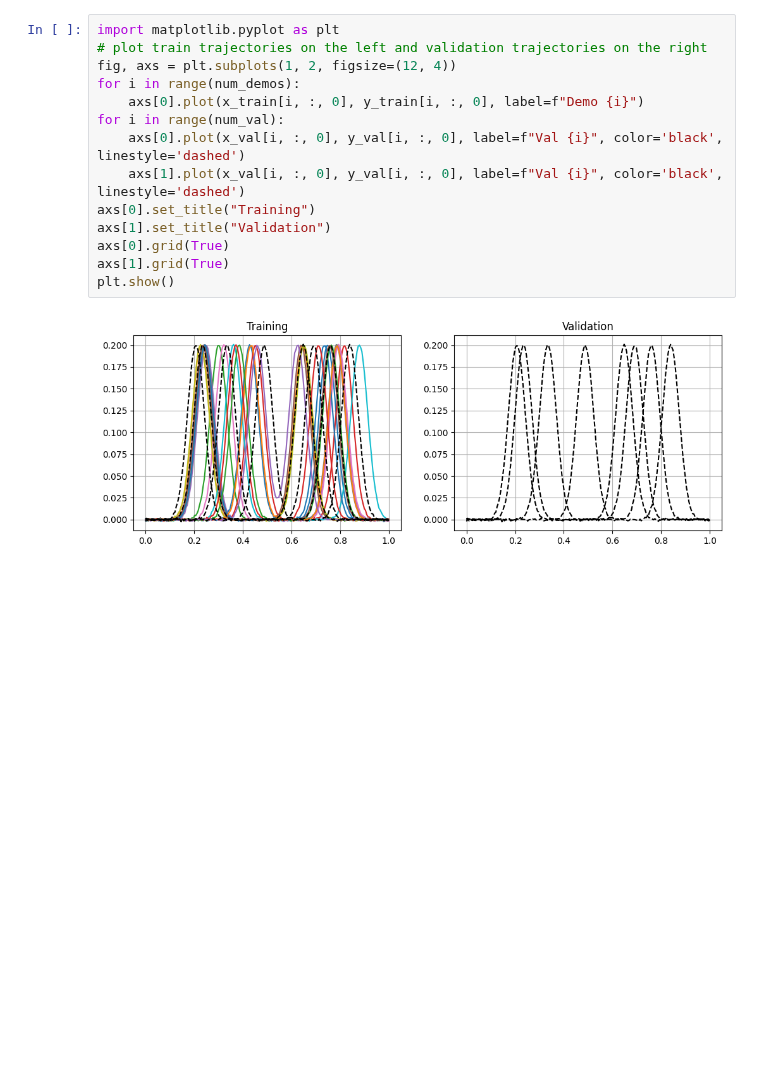
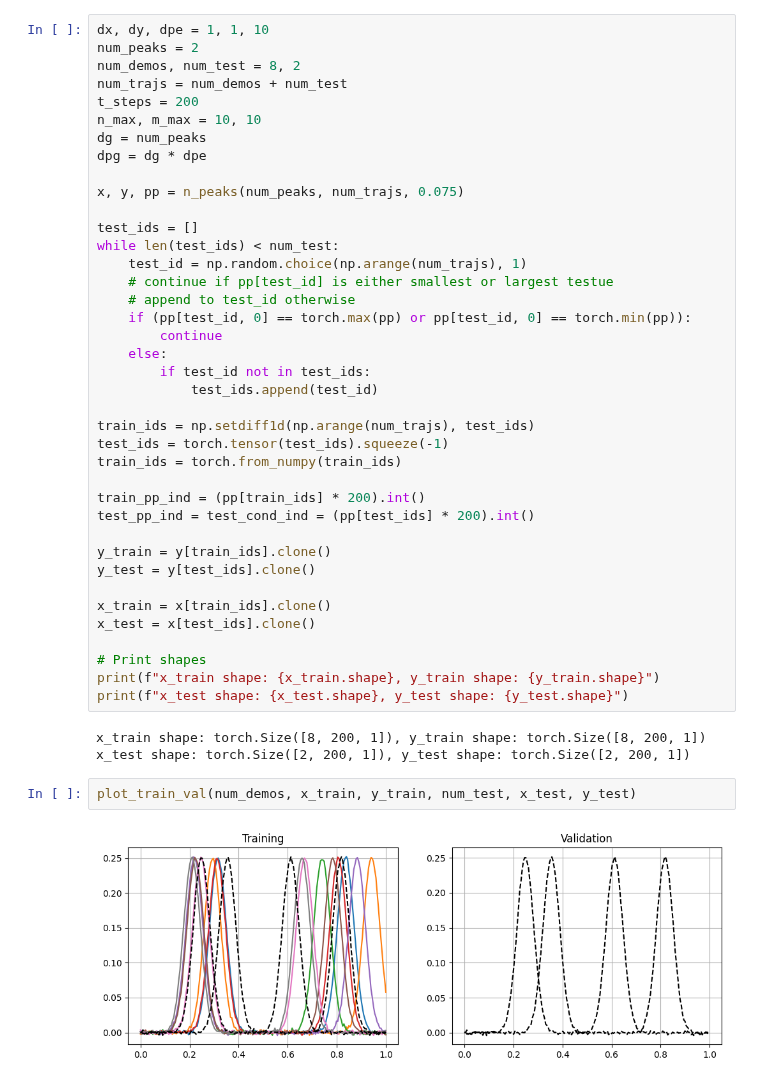
Before and after one commit to yildirimyigit/pemp, a Jupyter notebook: comparisons/pemp_vs_cnmp_2_peaks_with_mean.ipynb, the cells around one changed output. Cells and saved outputs as stored; diff of their text form; blank space fills up the shorter version.

```diff
--- a/comparisons/pemp_vs_cnmp_2_peaks_with_mean.ipynb
+++ b/comparisons/pemp_vs_cnmp_2_peaks_with_mean.ipynb
@@ -85,17 +46,47 @@ x_val shape: torch.Size([4, 200, 1]), y_val shape: torch.Size([4, 200, 1])
-# %%
-import matplotlib.pyplot as plt
-# plot train trajectories on the left and validation trajectories on the right
-fig, axs = plt.subplots(1, 2, figsize=(12, 4))
-for i in range(num_demos):
-    axs[0].plot(x_train[i, :, 0], y_train[i, :, 0], label=f"Demo {i}")
-for i in range(num_val):
-    axs[0].plot(x_val[i, :, 0], y_val[i, :, 0], label=f"Val {i}", color='black', linestyle='dashed')
-    axs[1].plot(x_val[i, :, 0], y_val[i, :, 0], label=f"Val {i}", color='black', linestyle='dashed')
-axs[0].set_title("Training")
-axs[1].set_title("Validation")
-axs[0].grid(True)
-axs[1].grid(True)
-plt.show()
-# %% [output]
-[figure, removed]
+# %%
+dx, dy, dpe = 1, 1, 10
+num_peaks = 2
+num_demos, num_test = 8, 2
+num_trajs = num_demos + num_test
+t_steps = 200
+n_max, m_max = 10, 10
+dg = num_peaks
+dpg = dg * dpe
+
+x, y, pp = n_peaks(num_peaks, num_trajs, 0.075)
+
+test_ids = []
+while len(test_ids) < num_test:
+    test_id = np.random.choice(np.arange(num_trajs), 1)
+    # continue if pp[test_id] is either smallest or largest testue
+    # append to test_id otherwise
+    if (pp[test_id, 0] == torch.max(pp) or pp[test_id, 0] == torch.min(pp)):
+        continue
+    else:
+        if test_id not in test_ids:
+            test_ids.append(test_id)
+
+train_ids = np.setdiff1d(np.arange(num_trajs), test_ids)
+test_ids = torch.tensor(test_ids).squeeze(-1)
+train_ids = torch.from_numpy(train_ids)
+
+train_pp_ind = (pp[train_ids] * 200).int()
+test_pp_ind = test_cond_ind = (pp[test_ids] * 200).int()
+
+y_train = y[train_ids].clone()
+y_test = y[test_ids].clone()
+
+x_train = x[train_ids].clone()
+x_test = x[test_ids].clone()
+
+# Print shapes
+print(f"x_train shape: {x_train.shape}, y_train shape: {y_train.shape}")
+print(f"x_test shape: {x_test.shape}, y_test shape: {y_test.shape}")
+# %% [output]
+x_train shape: torch.Size([8, 200, 1]), y_train shape: torch.Size([8, 200, 1])
+x_test shape: torch.Size([2, 200, 1]), y_test shape: torch.Size([2, 200, 1])
+# %%
+plot_train_val(num_demos, x_train, y_train, num_test, x_test, y_test)
+# %% [output]
+[figure, added]
 # %%
```
Also changed, not shown: parts of 8 cells of this notebook, 3 other files.
